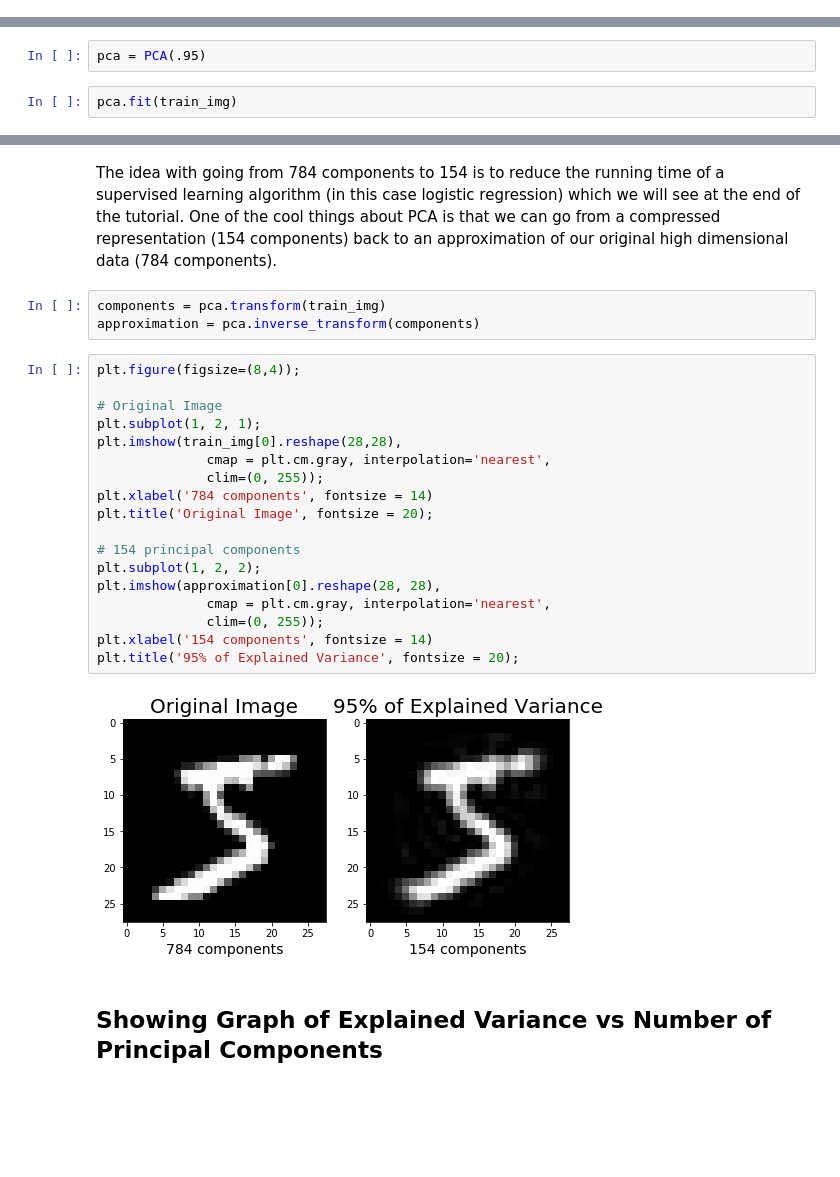
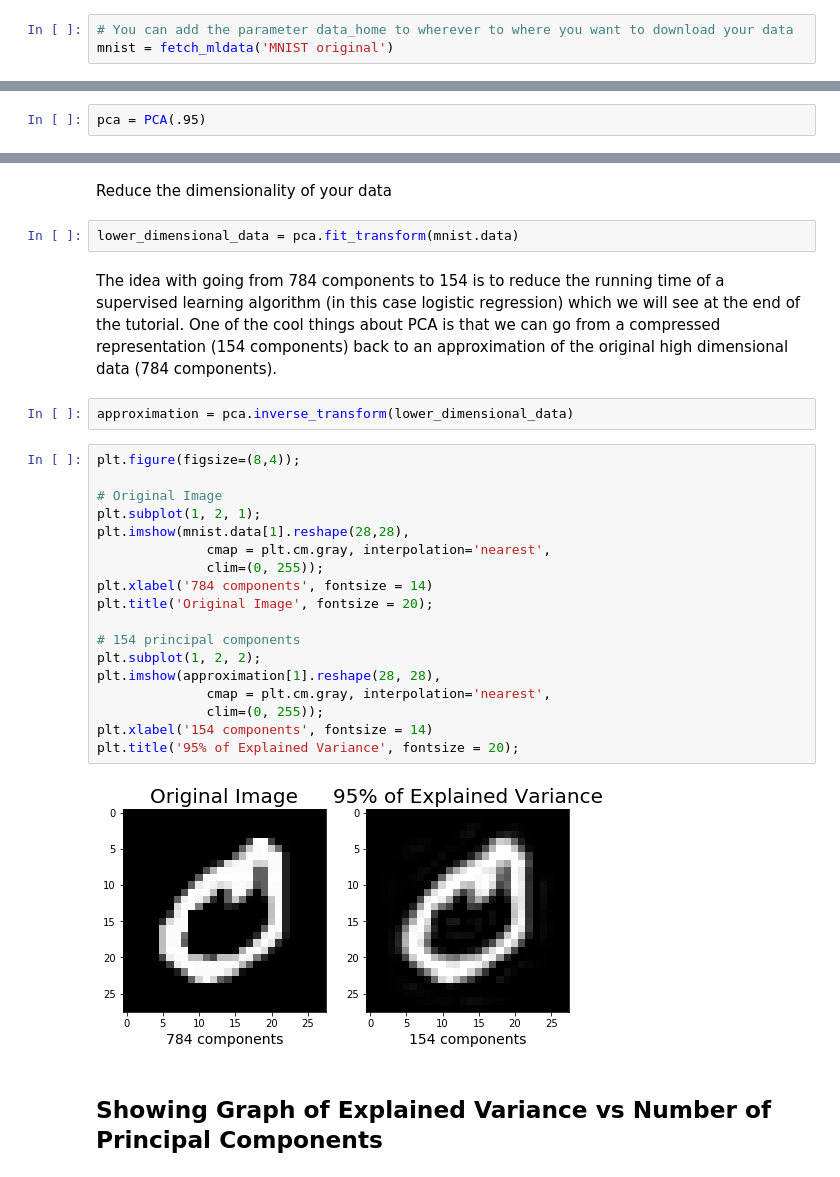
Before and after one commit to mGalarnyk/Python_Tutorials, a Jupyter notebook: Sklearn/PCA/PCA_Image_Reconstruction_and_such.ipynb, the cells around one changed output, grey strips where cells are left out. Cells and saved outputs as stored; diff of their text form; blank space fills up the shorter version.

```diff
--- a/Sklearn/PCA/PCA_Image_Reconstruction_and_such.ipynb
+++ b/Sklearn/PCA/PCA_Image_Reconstruction_and_such.ipynb
@@ -140,0 +25,3 @@ Train PCA by requesting the projection preserve 95% of the variance. Common to c
+# %%
+# You can add the parameter data_home to wherever to where you want to download your data
+mnist = fetch_mldata('MNIST original')
@@ -141,4 +53,2 @@ Train PCA by requesting the projection preserve 95% of the variance. Common to c
 # %%
 pca = PCA(.95)
-# %%
-pca.fit(train_img)
@@ -153,28 +55,31 @@ pca.n_components_
+# %% [markdown]
+Reduce the dimensionality of your data
+# %%
+lower_dimensional_data = pca.fit_transform(mnist.data)
 # %% [markdown]
-The idea with going from 784 components to 154 is to reduce the running time of a supervised learning algorithm (in this case logistic regression) which we will see at the end of the tutorial. One of the cool things about PCA is that we can go from a compressed representation (154 components) back to an approximation of our original high dimensional data (784 components).
+The idea with going from 784 components to 154 is to reduce the running time of a supervised learning algorithm (in this case logistic regression) which we will see at the end of the tutorial. One of the cool things about PCA is that we can go from a compressed representation (154 components) back to an approximation of the original high dimensional data (784 components).
-# %%
-components = pca.transform(train_img)
-approximation = pca.inverse_transform(components)
+# %%
+approximation = pca.inverse_transform(lower_dimensional_data)
 # %%
 plt.figure(figsize=(8,4));
 
 # Original Image
 plt.subplot(1, 2, 1);
-plt.imshow(train_img[0].reshape(28,28),
+plt.imshow(mnist.data[1].reshape(28,28),
               cmap = plt.cm.gray, interpolation='nearest',
               clim=(0, 255));
 plt.xlabel('784 components', fontsize = 14)
 plt.title('Original Image', fontsize = 20);
 
 # 154 principal components
 plt.subplot(1, 2, 2);
-plt.imshow(approximation[0].reshape(28, 28),
+plt.imshow(approximation[1].reshape(28, 28),
               cmap = plt.cm.gray, interpolation='nearest',
               clim=(0, 255));
 plt.xlabel('154 components', fontsize = 14)
 plt.title('95% of Explained Variance', fontsize = 20);
 # %% [output]
-[figure, old version]
+[figure, new version]
 # %% [markdown]
 ## Showing Graph of Explained Variance vs Number of Principal Components
 # %%
```
Also changed, not shown: parts of 55 cells of this notebook, 3 other files.
